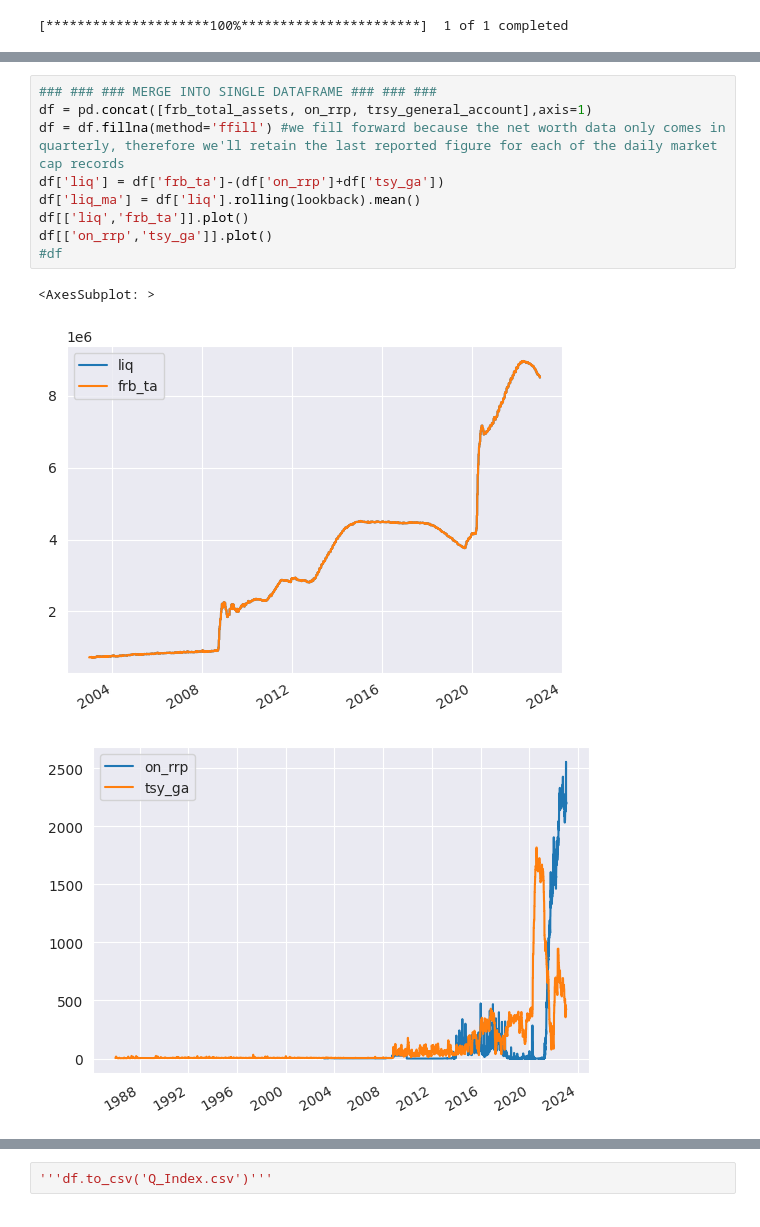
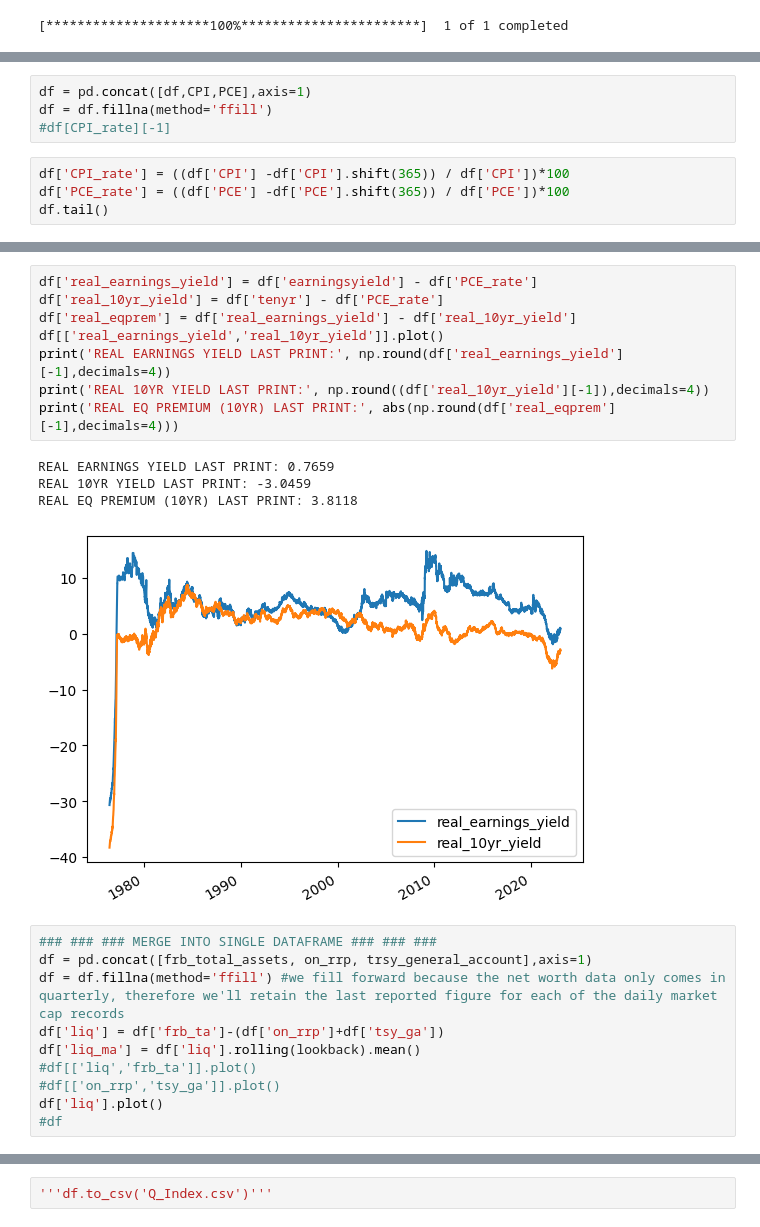
Before and after one commit to tom-buenoschonig/FRED-Sandbox, a Jupyter notebook: FRED_Data.ipynb, the cells around one changed output, grey strips where cells are left out. Drawn from its saved outputs; the diff is of its cells as text.

```diff
--- a/FRED_Data.ipynb
+++ b/FRED_Data.ipynb
@@ -150,0 +178,8 @@ Percentile Adjusted for 5 Year Lookback: 0.2432
+# %%
+df = pd.concat([df,CPI,PCE],axis=1)
+df = df.fillna(method='ffill')
+#df[CPI_rate][-1]
+# %%
+df['CPI_rate'] = ((df['CPI'] -df['CPI'].shift(365)) / df['CPI'])*100
+df['PCE_rate'] = ((df['PCE'] -df['PCE'].shift(365)) / df['PCE'])*100
+df.tail()
@@ -151,16 +193,26 @@ Percentile Adjusted for 5 Year Lookback: 0.2432
+# %%
+df['real_earnings_yield'] = df['earningsyield'] - df['PCE_rate']
+df['real_10yr_yield'] = df['tenyr'] - df['PCE_rate']
+df['real_eqprem'] = df['real_earnings_yield'] - df['real_10yr_yield']
+df[['real_earnings_yield','real_10yr_yield']].plot()
+print('REAL EARNINGS YIELD LAST PRINT:', np.round(df['real_earnings_yield'][-1],decimals=4))
+print('REAL 10YR YIELD LAST PRINT:', np.round((df['real_10yr_yield'][-1]),decimals=4))
+print('REAL EQ PREMIUM (10YR) LAST PRINT:', abs(np.round(df['real_eqprem'][-1],decimals=4)))
+# %% [output]
+REAL EARNINGS YIELD LAST PRINT: 0.7659
+REAL 10YR YIELD LAST PRINT: -3.0459
+REAL EQ PREMIUM (10YR) LAST PRINT: 3.8118
+[figure, added]
 # %%
 ### ### ### MERGE INTO SINGLE DATAFRAME ### ### ###
 df = pd.concat([frb_total_assets, on_rrp, trsy_general_account],axis=1)
 df = df.fillna(method='ffill') #we fill forward because the net worth data only comes in quarterly, therefore we'll retain the last reported figure for each of the daily market cap records
 df['liq'] = df['frb_ta']-(df['on_rrp']+df['tsy_ga'])
 df['liq_ma'] = df['liq'].rolling(lookback).mean()
-df[['liq','frb_ta']].plot()
-df[['on_rrp','tsy_ga']].plot()
+#df[['liq','frb_ta']].plot()
+#df[['on_rrp','tsy_ga']].plot()
+df['liq'].plot()
 #df
-# %% [output]
-<AxesSubplot: >
-[figure, removed]
-[figure, removed]
 # %%
 df = pd.concat([effr, sofr],axis=1)
 #df = df.fillna(method='ffill')
```
Also changed, not shown: parts of 13 cells of this notebook.
